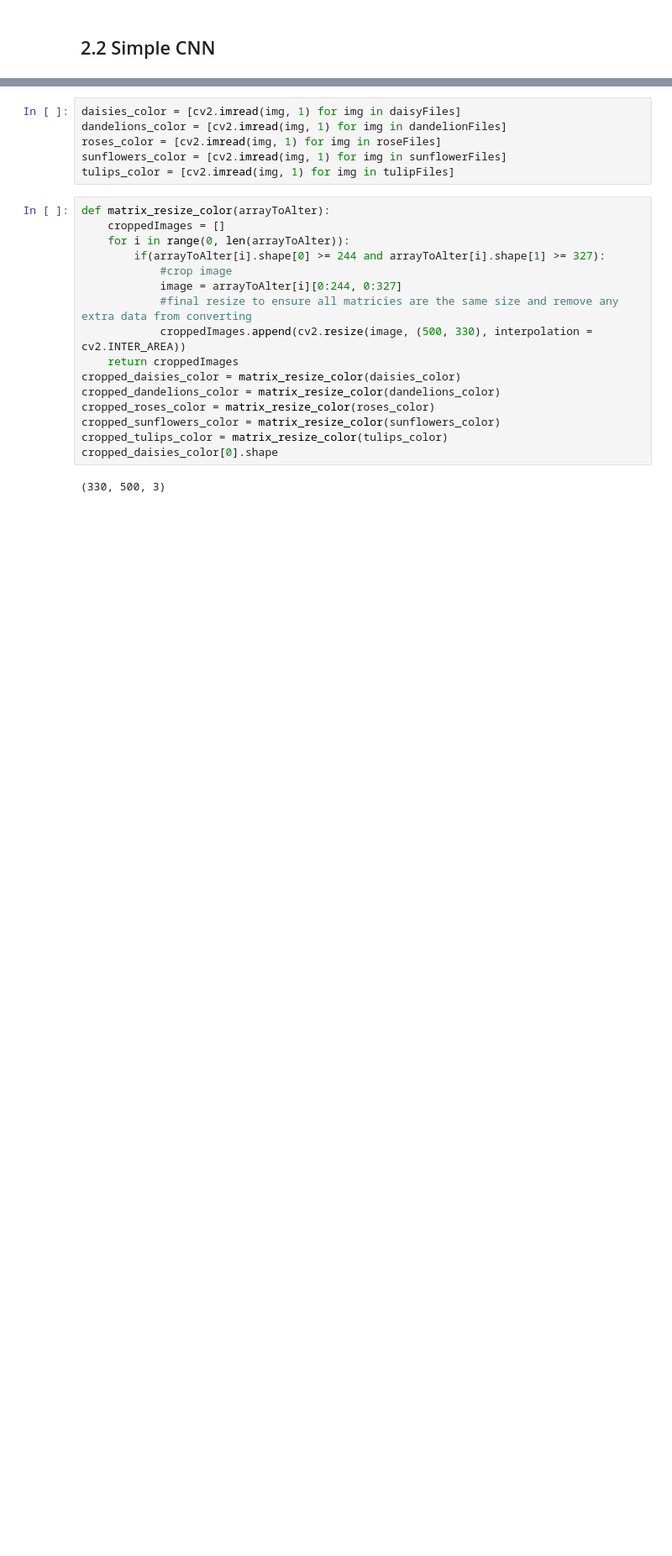
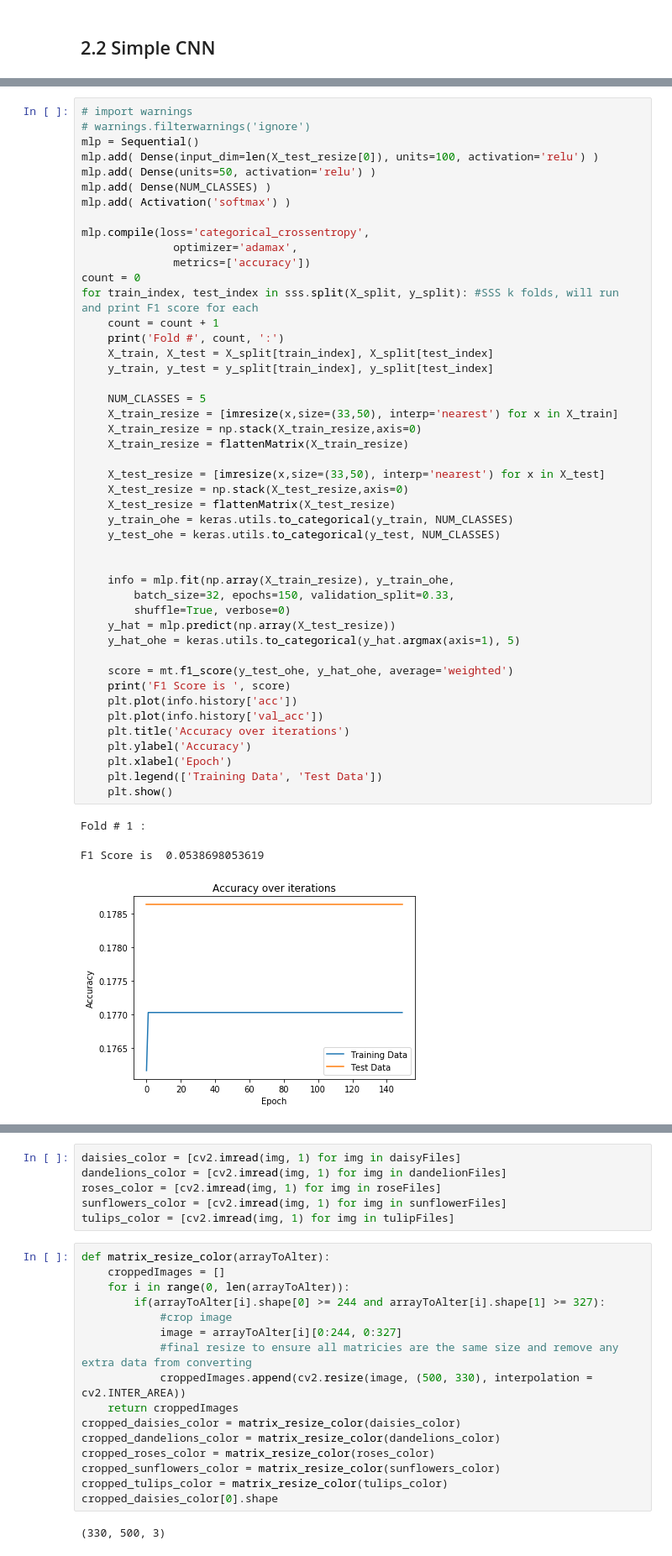
Before and after one commit to michaelcwatts123/JLab, a Jupyter notebook: Lab6/Lab6.ipynb, the cells around one changed output, grey strips where cells are left out. Shown: that part at 84% size. Drawn from its saved outputs; the diff is of its cells as text; blank space fills up the shorter version.

```diff
--- a/Lab6/Lab6.ipynb
+++ b/Lab6/Lab6.ipynb
@@ -171,0 +177,50 @@ mlp.fit(np.array(X_train_resize), y_train_ohe,
+# %%
+# import warnings
+# warnings.filterwarnings('ignore')
+mlp = Sequential()
+mlp.add( Dense(input_dim=len(X_test_resize[0]), units=100, activation='relu') )
+mlp.add( Dense(units=50, activation='relu') )
+mlp.add( Dense(NUM_CLASSES) )
+mlp.add( Activation('softmax') )
+
+mlp.compile(loss='categorical_crossentropy',
+              optimizer='adamax',
+              metrics=['accuracy'])
+count = 0
+for train_index, test_index in sss.split(X_split, y_split): #SSS k folds, will run and print F1 score for each
+    count = count + 1
+    print('Fold #', count, ':')
+    X_train, X_test = X_split[train_index], X_split[test_index]
+    y_train, y_test = y_split[train_index], y_split[test_index]
+
+    NUM_CLASSES = 5
+    X_train_resize = [imresize(x,size=(33,50), interp='nearest') for x in X_train]
+    X_train_resize = np.stack(X_train_resize,axis=0)
+    X_train_resize = flattenMatrix(X_train_resize)
+
+    X_test_resize = [imresize(x,size=(33,50), interp='nearest') for x in X_test]
+    X_test_resize = np.stack(X_test_resize,axis=0)
+    X_test_resize = flattenMatrix(X_test_resize)
+    y_train_ohe = keras.utils.to_categorical(y_train, NUM_CLASSES)
+    y_test_ohe = keras.utils.to_categorical(y_test, NUM_CLASSES)
+
+
+    info = mlp.fit(np.array(X_train_resize), y_train_ohe,
+        batch_size=32, epochs=150, validation_split=0.33,
+        shuffle=True, verbose=0)
+    y_hat = mlp.predict(np.array(X_test_resize))
+    y_hat_ohe = keras.utils.to_categorical(y_hat.argmax(axis=1), 5)
+
+    score = mt.f1_score(y_test_ohe, y_hat_ohe, average='weighted')
+    print('F1 Score is ', score)
+    plt.plot(info.history['acc'])
+    plt.plot(info.history['val_acc'])
+    plt.title('Accuracy over iterations')
+    plt.ylabel('Accuracy')
+    plt.xlabel('Epoch')
+    plt.legend(['Training Data', 'Test Data'])
+    plt.show()
+# %% [output]
+Fold # 1 :
+F1 Score is  0.0538698053619
+[figure, added]
```
Also changed, not shown: parts of 29 cells of this notebook, 3 other files.
